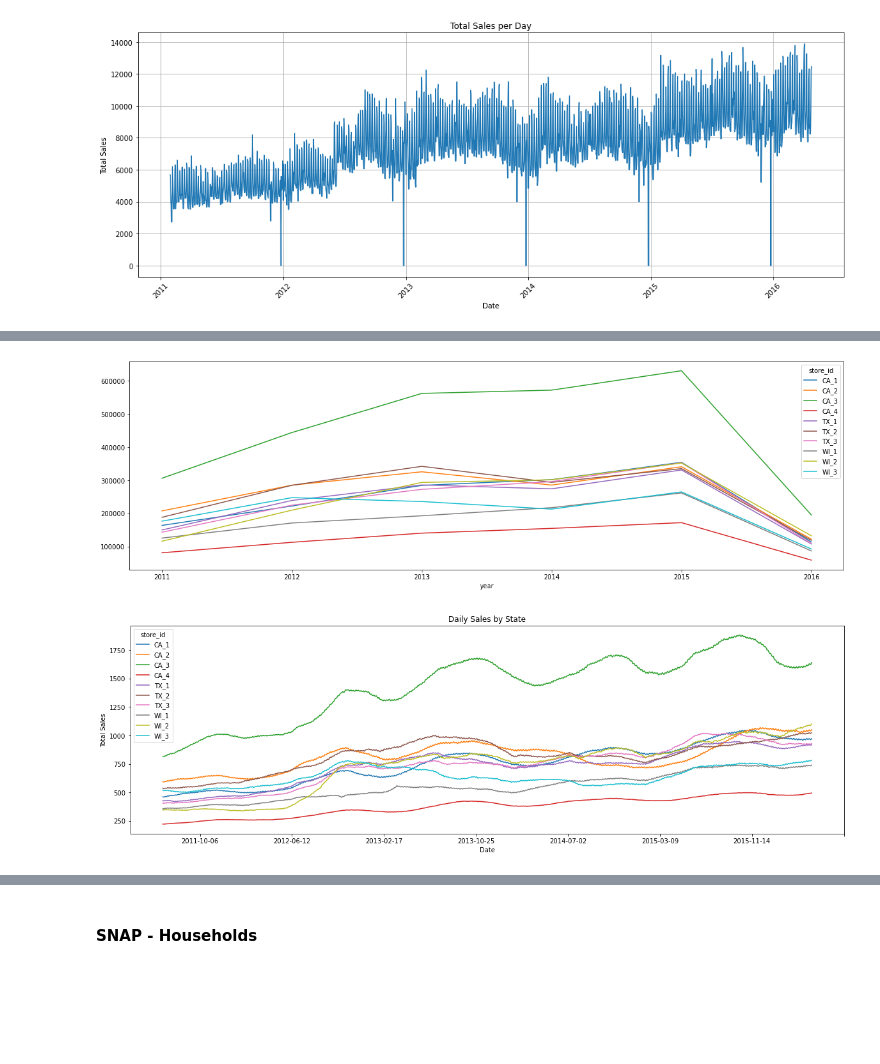
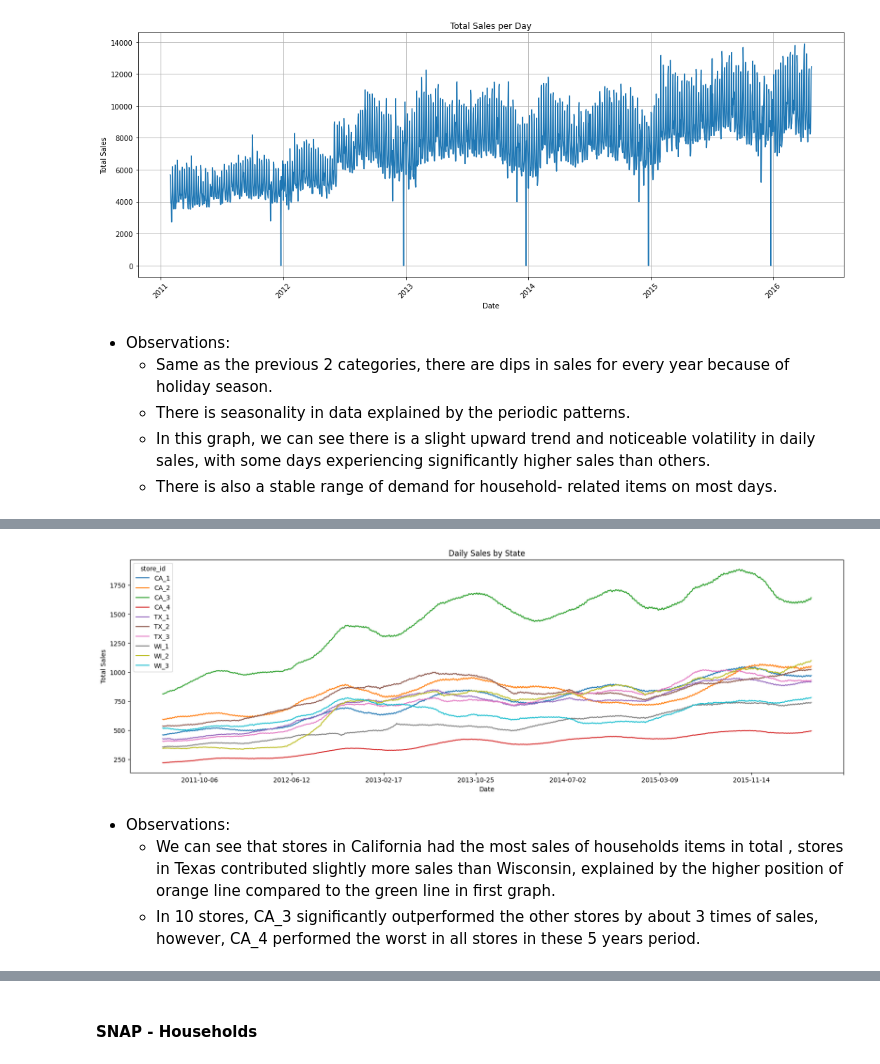
Before and after one commit to aaronmonash24/FYP, a Jupyter notebook: Data Analysis/DataExploration.ipynb, the cells around one changed output, grey strips where cells are left out. Drawn from its saved outputs; the diff is of its cells as text; code cells hidden in the pictures; blank space fills up the shorter version.

Commit message:
Add findings for hobbies, households , and for hypothesis testing

```diff
--- a/Data Analysis/DataExploration.ipynb
+++ b/Data Analysis/DataExploration.ipynb
@@ -873,26 +872,32 @@ plt.tight_layout()
 plt.show()
 # %% [output]
 [figure]
+# %% [markdown]
+- Observations:
+    - Same as the previous 2 categories, there are dips in sales for every year because of holiday season.
+    - There is seasonality in data explained by the periodic patterns.
+    - In this graph, we can see there is a slight upward trend and noticeable volatility in daily sales, with some days experiencing significantly higher sales than others.
+    - There is also a stable range of demand for household- related items on most days.
 # %%
 daily_state_sales_hh = households.groupby(['date','state_id'])['sold'].sum().unstack()
-daily_state_sales_hh.plot(kind='line', figsize=(20, 6))
-
-daily_state_sales_hh = households.groupby(['year','store_id'])['sold'].sum().unstack()
 daily_state_sales_hh.plot(kind='line', figsize=(20, 6))
 
 daily_state_sales_hh = households.groupby(['date','store_id'])['sold'].sum().unstack()
 window_size = 150
 daily_state_sales_households_smoothed = daily_state_sales_hh.rolling(window=window_size).mean()
 daily_state_sales_households_smoothed.plot(kind='line', figsize=(20, 6))
 
 plt.title('Daily Sales by State')
 plt.xlabel('Date')
 plt.ylabel('Total Sales')
 plt.show()
 # %% [output]
 [figure]
-[figure, old version]
+[figure, new version]
-[figure, removed]
+# %% [markdown]
+- Observations:
+    -  We can see that stores in California had the most sales of households items in total , stores in Texas contributed slightly more sales than Wisconsin, explained by the higher position of orange line compared to the green line in first graph.
+    - In 10 stores, CA_3 significantly outperformed the other stores by about 3 times of sales, however, CA_4 performed the worst in all stores in these 5 years period.
 # %%
 households_try_1 = households[['date','event_type_1','sold','sell_price']]
 households_try_1 = households_try_1.copy()
```
Also changed, not shown: parts of 32 cells of this notebook.
